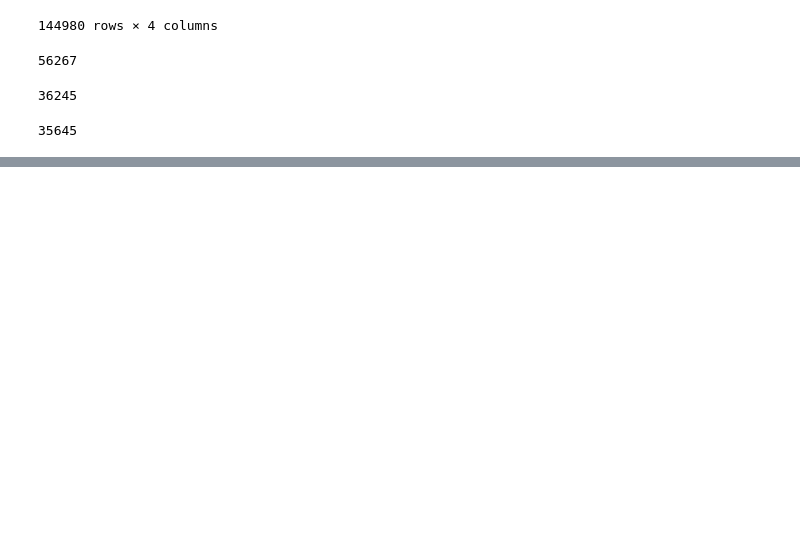
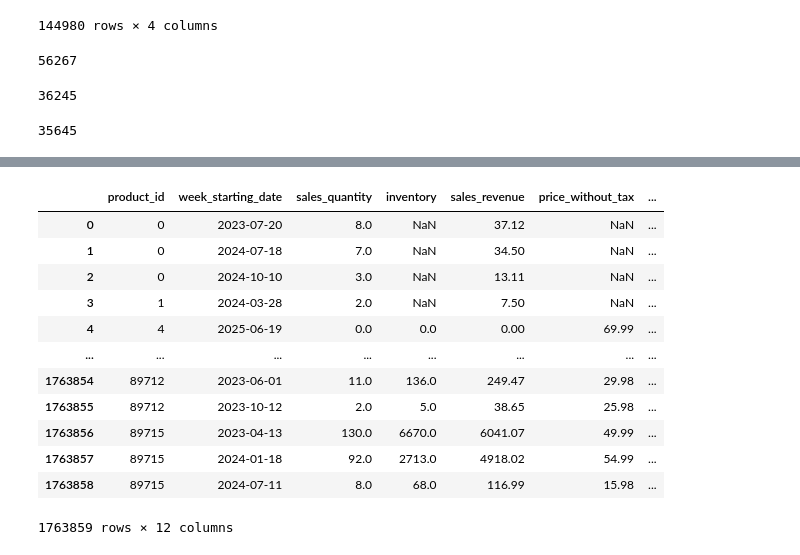
Before and after one commit to UmutToygarGoz/Algorun_24_Beyza_Toygar_TBD, a Jupyter notebook: Toygar_v.1.ipynb, the cells around one changed output, grey strips where cells are left out. Saved outputs shown, nothing was run; the diff lists cells and outputs as text; code cells hidden in the pictures; blank space fills up the shorter version.

```diff
--- a/Toygar_v.1.ipynb
+++ b/Toygar_v.1.ipynb
@@ -79,0 +320,52 @@ len(common_ids)
+# %%
+# Third submission based on the sale of product groups during last year same_time, and ratio of sale of products in the last 2 months
+
+import pandas as pd
+from datetime import datetime, timedelta
+
+# Assuming your DataFrame 'df' has columns: 'product_id', 'product_group', 'sale_date', 'sale_amount'
+
+shifted_train_df = train_df.copy()
+shifted_train_df["week_starting_date"] = train_df["week_starting_date"] + dt.timedelta(days=371)
+
+important_dates1 = test_df.loc["week_starting_date"].unique()
+
+prepared_shifted_train_df = shifted_train_df.loc[:, ["week_starting_date", "product_id", "sales_quantity", "product_group_1_code"]]
+
+# 1. Define the time period for last year's comparison
+last_year_start_date = datetime.now() - timedelta(days=365)
+last_year_end_date = datetime.now() - timedelta(days=365) + timedelta(days=365)
+
+# 2. Calculate last year's sales for each product group
+last_year_sales = df[(df['sale_date'] >= last_year_start_date) & (df['sale_date'] <= last_year_end_date)] \
+    .groupby('product_group')['sale_amount'].sum()
+
+# 3. Calculate the recent sales ratio for each product within a group
+two_months_ago = datetime.now() - timedelta(days=60)
+recent_sales = df[df['sale_date'] >= two_months_ago] \
+    .groupby(['product_group', 'product_id'])['sale_amount'].sum()
+
+recent_sales_ratio = recent_sales.groupby(level='product_group').apply(lambda x: x / x.sum())
+
+# 4. Combine the information and make the second submission
+second_submission = pd.DataFrame({'last_year_sales': last_year_sales, 'recent_sales_ratio': recent_sales_ratio})
+
+# Now, you can use this `second_submission` DataFrame to make your second submission.
+# You might want to further process it, such as multiplying the 'last_year_sales' by the 'recent_sales_ratio'
+# to get an adjusted sales figure for each product group.
+# %%
+shifted_train_df
+# %% [output]
+|  | product_id | week_starting_date | sales_quantity | inventory | sales_revenue | price_without_tax | ... |
+| 0 | 0 | 2023-07-20 | 8.0 | NaN | 37.12 | NaN | ... |
+| 1 | 0 | 2024-07-18 | 7.0 | NaN | 34.50 | NaN | ... |
+| 2 | 0 | 2024-10-10 | 3.0 | NaN | 13.11 | NaN | ... |
+| 3 | 1 | 2024-03-28 | 2.0 | NaN | 7.50 | NaN | ... |
+| 4 | 4 | 2025-06-19 | 0.0 | 0.0 | 0.00 | 69.99 | ... |
+| ... | ... | ... | ... | ... | ... | ... | ... |
+| 1763854 | 89712 | 2023-06-01 | 11.0 | 136.0 | 249.47 | 29.98 | ... |
+| 1763855 | 89712 | 2023-10-12 | 2.0 | 5.0 | 38.65 | 25.98 | ... |
+| 1763856 | 89715 | 2023-04-13 | 130.0 | 6670.0 | 6041.07 | 49.99 | ... |
+| 1763857 | 89715 | 2024-01-18 | 92.0 | 2713.0 | 4918.02 | 54.99 | ... |
+| 1763858 | 89715 | 2024-07-11 | 8.0 | 68.0 | 116.99 | 15.98 | ... |
+1763859 rows × 12 columns
```
Also changed, not shown: parts of 28 cells of this notebook, 1 other file.
